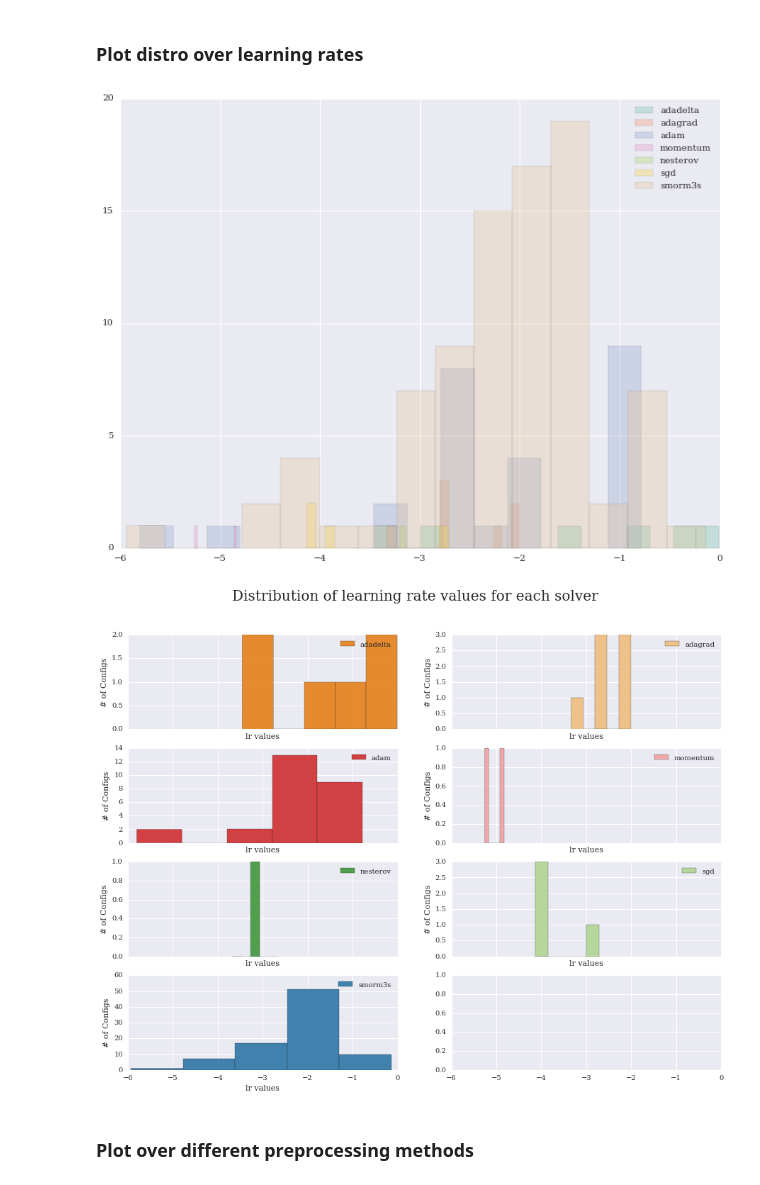
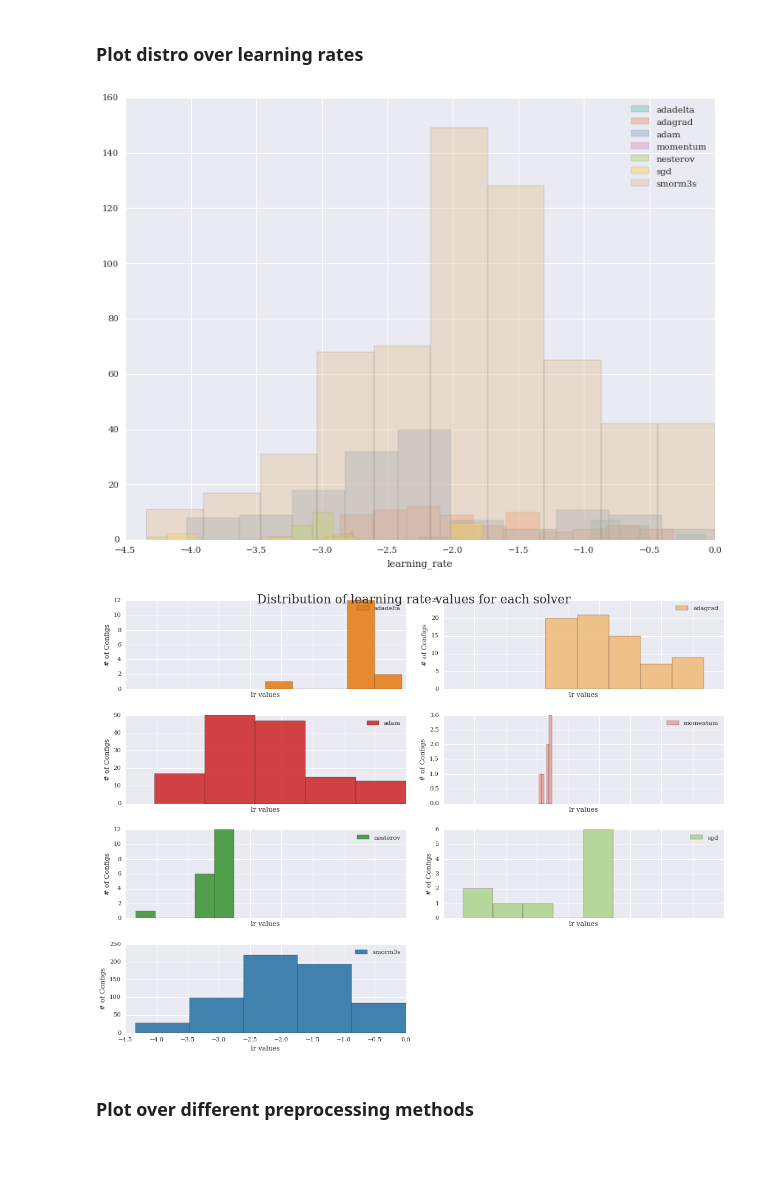
Before and after one commit to hmendozap/master-arbeit-projects, a Jupyter notebook: plotting_param_distros/Validation_Configs_Plots.ipynb, the cells around one changed output. Cells and saved outputs as stored; diff of their text form; code cells hidden in the pictures; blank space fills up the shorter version.

```diff
--- a/plotting_param_distros/Validation_Configs_Plots.ipynb
+++ b/plotting_param_distros/Validation_Configs_Plots.ipynb
@@ -68,3 +54,12 @@ tdf.loc[:, mask_log_cols] = np.log10(tdf.loc[:, mask_log_cols])
+# %%
+for lc in log_columns:
+    try:
+        tdf.loc[:, ('classifier', lc)] = np.log10(tdf.loc[:, ('classifier', lc)])
+    except KeyError:
+        continue
 # %%
-for c in mask_cat_cols:
-    tdf.loc[:, c] = tdf.loc[:, c].astype('category')
+for cc in categorical_cols:
+    try:
+        tdf.loc[:, ('classifier',cc)] = tdf.loc[:, ('classifier',cc)].astype('category')
+    except KeyError:
+        continue
@@ -115,30 +101,33 @@ widgets.interact(plotting_threshold, error_threshold=(min_perf,mean_perf + std_p
 ### Plot distro over learning rates
 # %%
 # Create the grouping of the filtered DF
-classifier_df = tdf['classifier']
+classifier_df = tdf[m]['classifier']
 solver_filt = classifier_df.groupby('solver')
 # %%
 # Seaborns Normed Distribution plots
-with sns.color_palette('Set2',7):
+with sns.color_palette('Set2',8):
     for name,groups in solver_filt:
         #sns.distplot(groups.learning_rate, bins=6, kde_kws={'label':name, 'bw':0.019})
-        #sns.distplot(groups.learning_rate, kde=False, bins=6, hist_kws={'label':name}, norm_hist=False)
-        plt.hist(groups.learning_rate.values, alpha=0.3, bins=15, label=name)
+        sns.distplot(groups.learning_rate, kde=False, bins=10, hist_kws={'label':name}, norm_hist=False)
+        #plt.hist(groups.learning_rate.values, alpha=0.8, bins=20, label=name)
     plt.legend()
 # %% [output]
-[figure, old version]
+[figure, new version]
 # %%
 col_hist = sns.color_palette('Paired',8, desat=0.8)
 fig2, axs = plt.subplots(nrows=4, ncols=2, sharex=True, figsize=(15.,11.))
 fig2.suptitle('Distribution of learning rate values for each solver')
 for ax, (name, groups) in zip(axs.flat,solver_filt):
     ax.hist(groups.learning_rate.values, bins=5, histtype='bar', fill=True,
             label=name, alpha=0.9, color=col_hist.pop())
     ax.set_xlabel('lr values')
     ax.set_ylabel('# of Configs')
     ax.legend()
+plt.tight_layout()
+ax = axs.flat[-1]
+ax.set_visible(False)
 # %% [output]
-[figure, old version]
+[figure, new version]
 # %% [markdown]
 ### Plot over different preprocessing methods
 # %%
```
Also changed, not shown: parts of 32 cells of this notebook.
